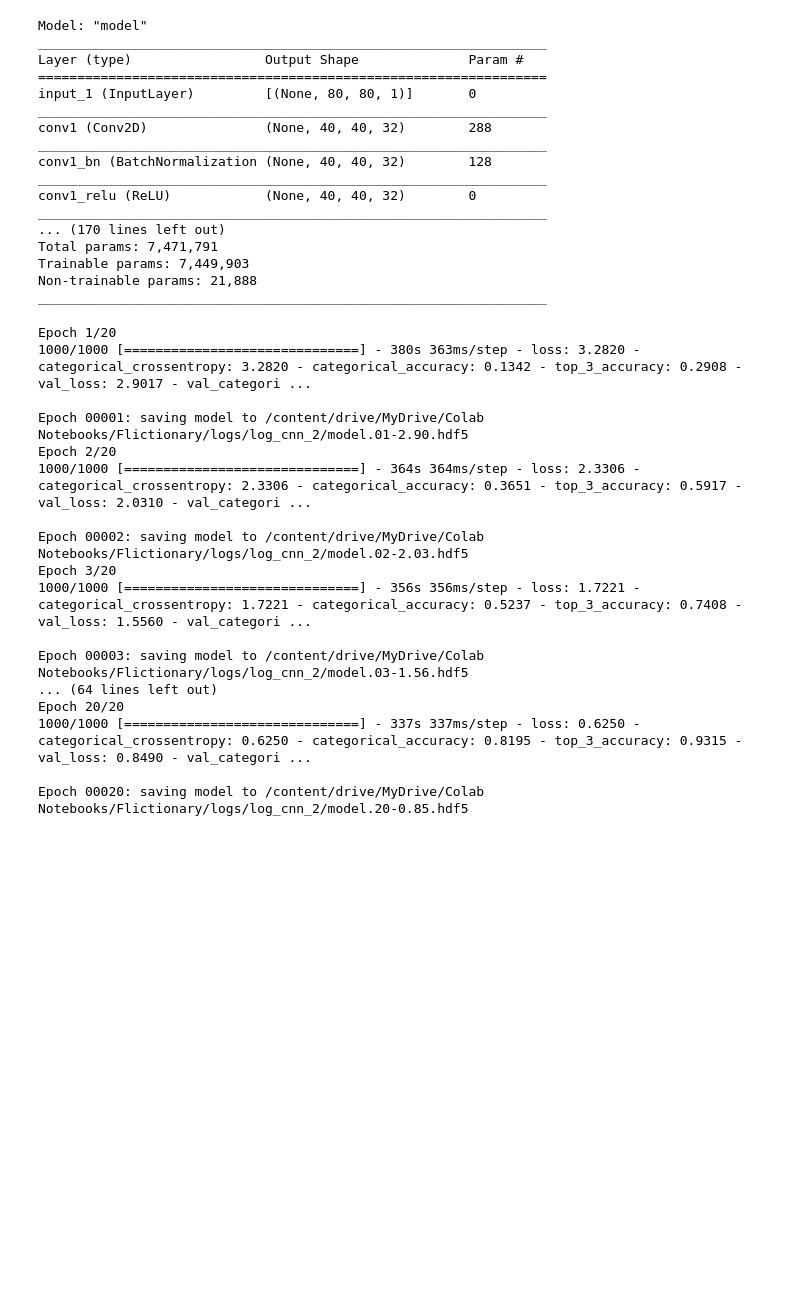
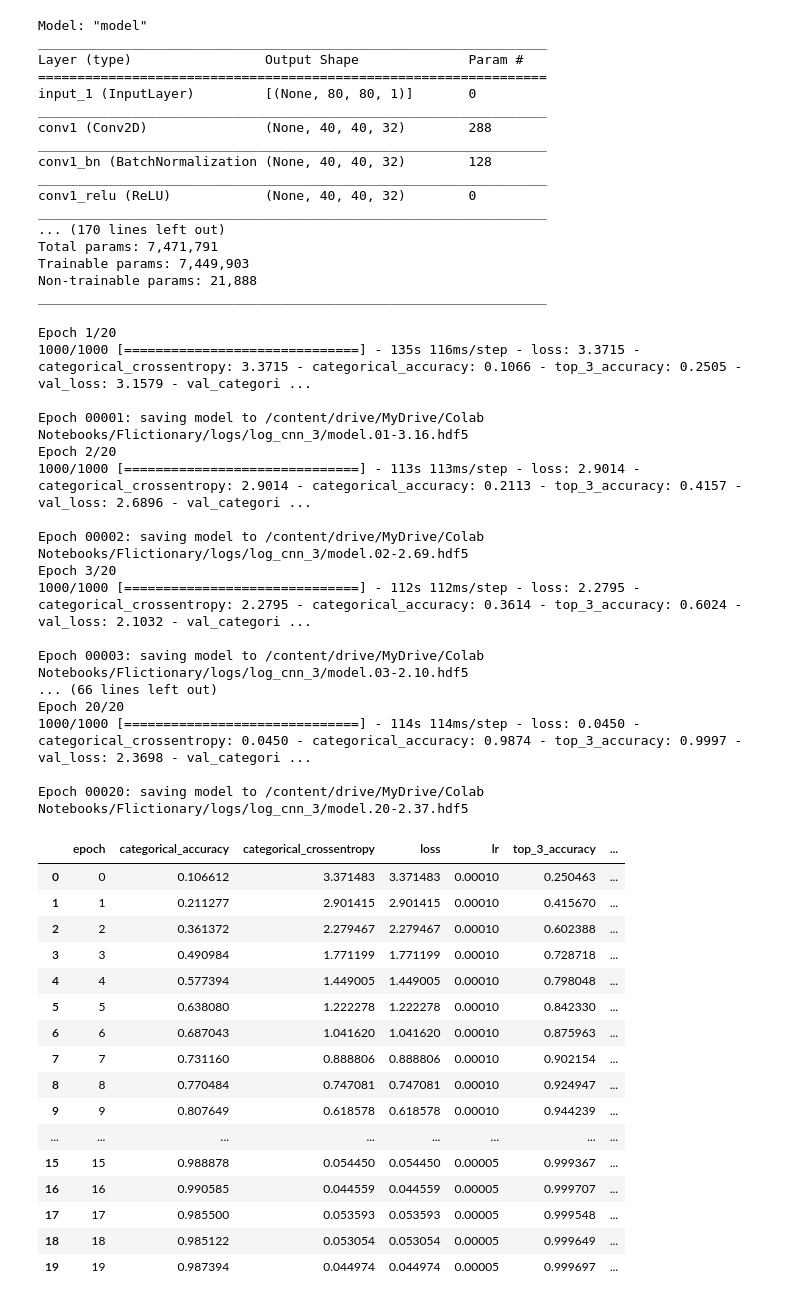
Before and after one commit to datascisteven/Flictionary, a Jupyter notebook: notebooks/cnn.ipynb, the cells around one changed output. Cells and saved outputs as stored; diff of their text form; code cells hidden in the pictures; blank space fills up the shorter version.

```diff
--- a/notebooks/cnn.ipynb
+++ b/notebooks/cnn.ipynb
@@ -190,24 +268,26 @@ _________________________________________________________________
 # %%
-history = model.fit_generator(
-    train_datagen, steps_per_epoch=STEPS, epochs=epochs, verbose=1,
-    validation_data=(x_valid, y_valid),
-    callbacks = [lr_reduction, mcp_save, tensorboard_cb, csv_logger]
+history = model.fit(X_tr, y_tr,
+                    steps_per_epoch=STEPS,
+                    epochs=epochs,
+                    verbose=1,
+                    validation_data=(X_val, y_val),
+                    callbacks = [lr_reduction, mcp_save, tensorboard_cb, csv_logger]
 )
 # %% [output]
 Epoch 1/20
-1000/1000 [==============================] - 380s 363ms/step - loss: 3.2820 - categorical_crossentropy: 3.2820 - categorical_accuracy: 0.1342 - top_3_accuracy: 0.2908 - val_loss: 2.9017 - val_categori ...
+1000/1000 [==============================] - 135s 116ms/step - loss: 3.3715 - categorical_crossentropy: 3.3715 - categorical_accuracy: 0.1066 - top_3_accuracy: 0.2505 - val_loss: 3.1579 - val_categori ...
 
-Epoch 00001: saving model to /content/drive/MyDrive/Colab Notebooks/Flictionary/logs/log_cnn_2/model.01-2.90.hdf5
+Epoch 00001: saving model to /content/drive/MyDrive/Colab Notebooks/Flictionary/logs/log_cnn_3/model.01-3.16.hdf5
 Epoch 2/20
-1000/1000 [==============================] - 364s 364ms/step - loss: 2.3306 - categorical_crossentropy: 2.3306 - categorical_accuracy: 0.3651 - top_3_accuracy: 0.5917 - val_loss: 2.0310 - val_categori ...
+1000/1000 [==============================] - 113s 113ms/step - loss: 2.9014 - categorical_crossentropy: 2.9014 - categorical_accuracy: 0.2113 - top_3_accuracy: 0.4157 - val_loss: 2.6896 - val_categori ...
 
-Epoch 00002: saving model to /content/drive/MyDrive/Colab Notebooks/Flictionary/logs/log_cnn_2/model.02-2.03.hdf5
+Epoch 00002: saving model to /content/drive/MyDrive/Colab Notebooks/Flictionary/logs/log_cnn_3/model.02-2.69.hdf5
 Epoch 3/20
-1000/1000 [==============================] - 356s 356ms/step - loss: 1.7221 - categorical_crossentropy: 1.7221 - categorical_accuracy: 0.5237 - top_3_accuracy: 0.7408 - val_loss: 1.5560 - val_categori ...
+1000/1000 [==============================] - 112s 112ms/step - loss: 2.2795 - categorical_crossentropy: 2.2795 - categorical_accuracy: 0.3614 - top_3_accuracy: 0.6024 - val_loss: 2.1032 - val_categori ...
 
-Epoch 00003: saving model to /content/drive/MyDrive/Colab Notebooks/Flictionary/logs/log_cnn_2/model.03-1.56.hdf5
-... (64 lines left out)
+Epoch 00003: saving model to /content/drive/MyDrive/Colab Notebooks/Flictionary/logs/log_cnn_3/model.03-2.10.hdf5
+... (66 lines left out)
 Epoch 20/20
-1000/1000 [==============================] - 337s 337ms/step - loss: 0.6250 - categorical_crossentropy: 0.6250 - categorical_accuracy: 0.8195 - top_3_accuracy: 0.9315 - val_loss: 0.8490 - val_categori ...
+1000/1000 [==============================] - 114s 114ms/step - loss: 0.0450 - categorical_crossentropy: 0.0450 - categorical_accuracy: 0.9874 - top_3_accuracy: 0.9997 - val_loss: 2.3698 - val_categori ...
 
-Epoch 00020: saving model to /content/drive/MyDrive/Colab Notebooks/Flictionary/logs/log_cnn_2/model.20-0.85.hdf5
+Epoch 00020: saving model to /content/drive/MyDrive/Colab Notebooks/Flictionary/logs/log_cnn_3/model.20-2.37.hdf5
@@ -213,0 +296,20 @@ Epoch 00020: saving model to /content/drive/MyDrive/Colab Notebooks/Flictionary/
+# %%
+history
+# %% [output]
+|  | epoch | categorical_accuracy | categorical_crossentropy | loss | lr | top_3_accuracy | ... |
+| 0 | 0 | 0.106612 | 3.371483 | 3.371483 | 0.00010 | 0.250463 | ... |
+| 1 | 1 | 0.211277 | 2.901415 | 2.901415 | 0.00010 | 0.415670 | ... |
+| 2 | 2 | 0.361372 | 2.279467 | 2.279467 | 0.00010 | 0.602388 | ... |
+| 3 | 3 | 0.490984 | 1.771199 | 1.771199 | 0.00010 | 0.728718 | ... |
+| 4 | 4 | 0.577394 | 1.449005 | 1.449005 | 0.00010 | 0.798048 | ... |
+| 5 | 5 | 0.638080 | 1.222278 | 1.222278 | 0.00010 | 0.842330 | ... |
+| 6 | 6 | 0.687043 | 1.041620 | 1.041620 | 0.00010 | 0.875963 | ... |
+| 7 | 7 | 0.731160 | 0.888806 | 0.888806 | 0.00010 | 0.902154 | ... |
+| 8 | 8 | 0.770484 | 0.747081 | 0.747081 | 0.00010 | 0.924947 | ... |
+| 9 | 9 | 0.807649 | 0.618578 | 0.618578 | 0.00010 | 0.944239 | ... |
+| ... | ... | ... | ... | ... | ... | ... | ... |
+| 15 | 15 | 0.988878 | 0.054450 | 0.054450 | 0.00005 | 0.999367 | ... |
+| 16 | 16 | 0.990585 | 0.044559 | 0.044559 | 0.00005 | 0.999707 | ... |
+| 17 | 17 | 0.985500 | 0.053593 | 0.053593 | 0.00005 | 0.999548 | ... |
+| 18 | 18 | 0.985122 | 0.053054 | 0.053054 | 0.00005 | 0.999649 | ... |
+| 19 | 19 | 0.987394 | 0.044974 | 0.044974 | 0.00005 | 0.999697 | ... |
```
Also changed, not shown: parts of 31 cells of this notebook, 5 other files.
